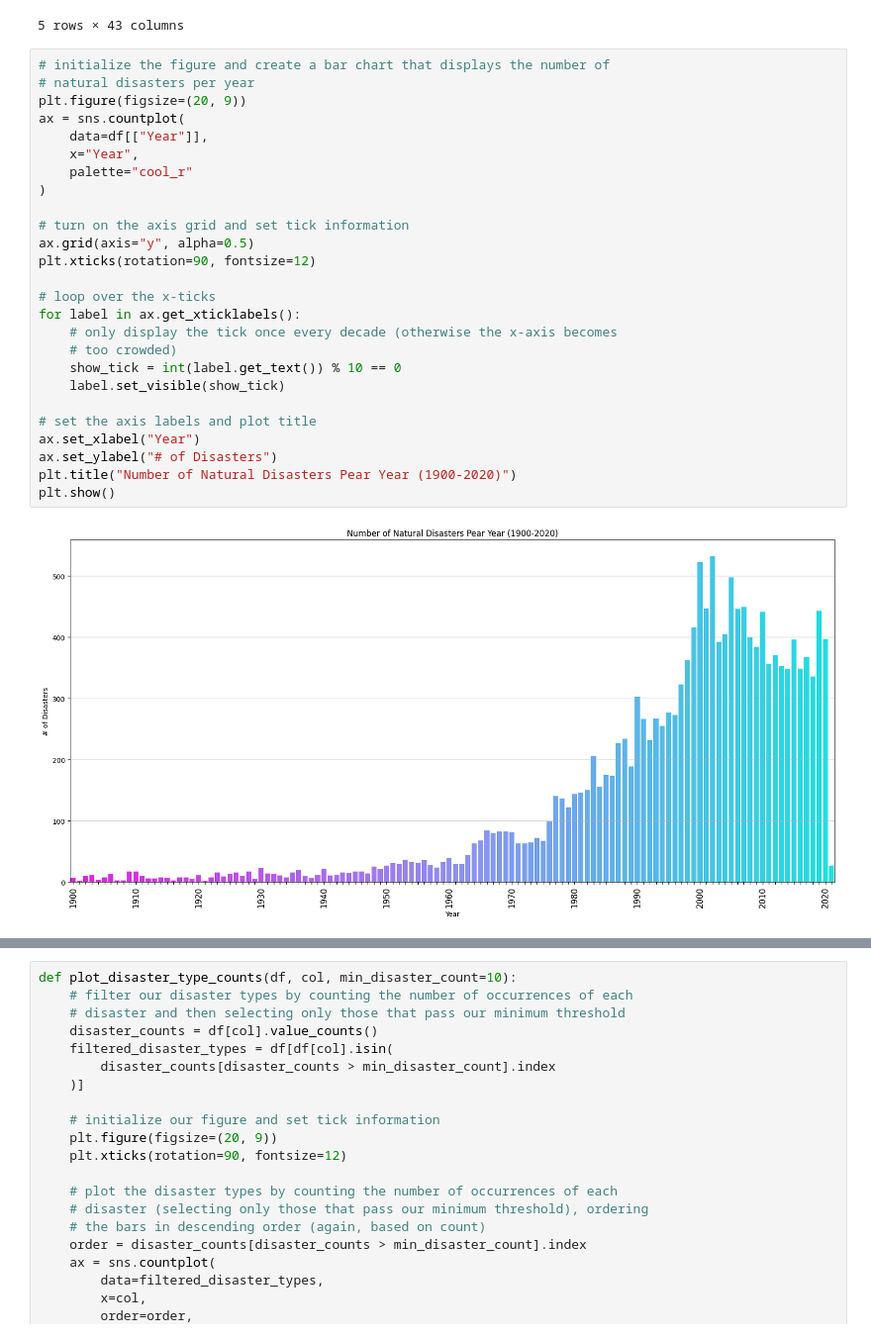
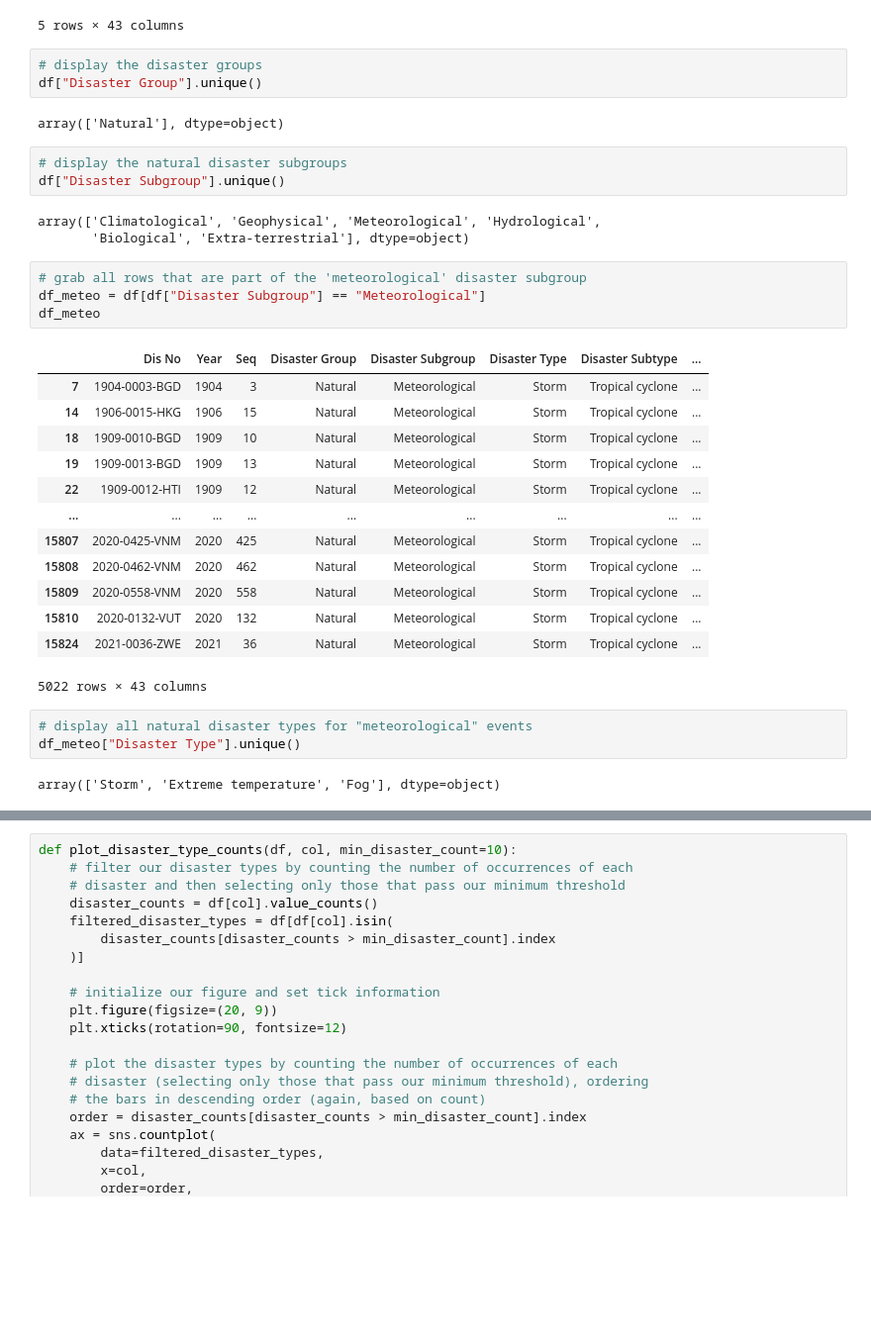
Before and after one commit to jrosebr1/NaturalDisastersAI, a Jupyter notebook: em-dat-disaster-types/EM-DAT Disaster Types.ipynb, the cells around one changed output, grey strips where cells are left out. Shown: that part at 99% size. Saved outputs shown, nothing was run; the diff lists cells and outputs as text; blank space fills up the shorter version.

Commit message:
Removed breakdown of natural disasters by year from notebook

```diff
--- a/em-dat-disaster-types/EM-DAT Disaster Types.ipynb
+++ b/em-dat-disaster-types/EM-DAT Disaster Types.ipynb
@@ -23,31 +23,37 @@ df.head()
 | 3 | 1902-0003-GTM | 1902 | 3 | Natural | Geophysical | Volcanic activity | Ash fall | ... |
 | 4 | 1902-0010-GTM | 1902 | 10 | Natural | Geophysical | Volcanic activity | Ash fall | ... |
 5 rows × 43 columns
-# %%
-# initialize the figure and create a bar chart that displays the number of
-# natural disasters per year
-plt.figure(figsize=(20, 9))
-ax = sns.countplot(
-    data=df[["Year"]],
-    x="Year",
-    palette="cool_r"
-)
-
-# turn on the axis grid and set tick information
-ax.grid(axis="y", alpha=0.5)
-plt.xticks(rotation=90, fontsize=12)
-
-# loop over the x-ticks
-for label in ax.get_xticklabels():
-    # only display the tick once every decade (otherwise the x-axis becomes
-    # too crowded)
-    show_tick = int(label.get_text()) % 10 == 0
-    label.set_visible(show_tick)
-
-# set the axis labels and plot title
-ax.set_xlabel("Year")
-ax.set_ylabel("# of Disasters")
-plt.title("Number of Natural Disasters Pear Year (1900-2020)")
-plt.show()
-# %% [output]
-[figure, removed]
+# %%
+# display the disaster groups
+df["Disaster Group"].unique()
+# %% [output]
+array(['Natural'], dtype=object)
+# %%
+# display the natural disaster subgroups
+df["Disaster Subgroup"].unique()
+# %% [output]
+array(['Climatological', 'Geophysical', 'Meteorological', 'Hydrological',
+       'Biological', 'Extra-terrestrial'], dtype=object)
+# %%
+# grab all rows that are part of the 'meteorological' disaster subgroup
+df_meteo = df[df["Disaster Subgroup"] == "Meteorological"]
+df_meteo
+# %% [output]
+|  | Dis No | Year | Seq | Disaster Group | Disaster Subgroup | Disaster Type | Disaster Subtype | ... |
+| 7 | 1904-0003-BGD | 1904 | 3 | Natural | Meteorological | Storm | Tropical cyclone | ... |
+| 14 | 1906-0015-HKG | 1906 | 15 | Natural | Meteorological | Storm | Tropical cyclone | ... |
+| 18 | 1909-0010-BGD | 1909 | 10 | Natural | Meteorological | Storm | Tropical cyclone | ... |
+| 19 | 1909-0013-BGD | 1909 | 13 | Natural | Meteorological | Storm | Tropical cyclone | ... |
+| 22 | 1909-0012-HTI | 1909 | 12 | Natural | Meteorological | Storm | Tropical cyclone | ... |
+| ... | ... | ... | ... | ... | ... | ... | ... | ... |
+| 15807 | 2020-0425-VNM | 2020 | 425 | Natural | Meteorological | Storm | Tropical cyclone | ... |
+| 15808 | 2020-0462-VNM | 2020 | 462 | Natural | Meteorological | Storm | Tropical cyclone | ... |
+| 15809 | 2020-0558-VNM | 2020 | 558 | Natural | Meteorological | Storm | Tropical cyclone | ... |
+| 15810 | 2020-0132-VUT | 2020 | 132 | Natural | Meteorological | Storm | Tropical cyclone | ... |
+| 15824 | 2021-0036-ZWE | 2021 | 36 | Natural | Meteorological | Storm | Tropical cyclone | ... |
+5022 rows × 43 columns
+# %%
+# display all natural disaster types for "meteorological" events
+df_meteo["Disaster Type"].unique()
+# %% [output]
+array(['Storm', 'Extreme temperature', 'Fog'], dtype=object)
```
Also changed, not shown: parts of 6 cells of this notebook.
